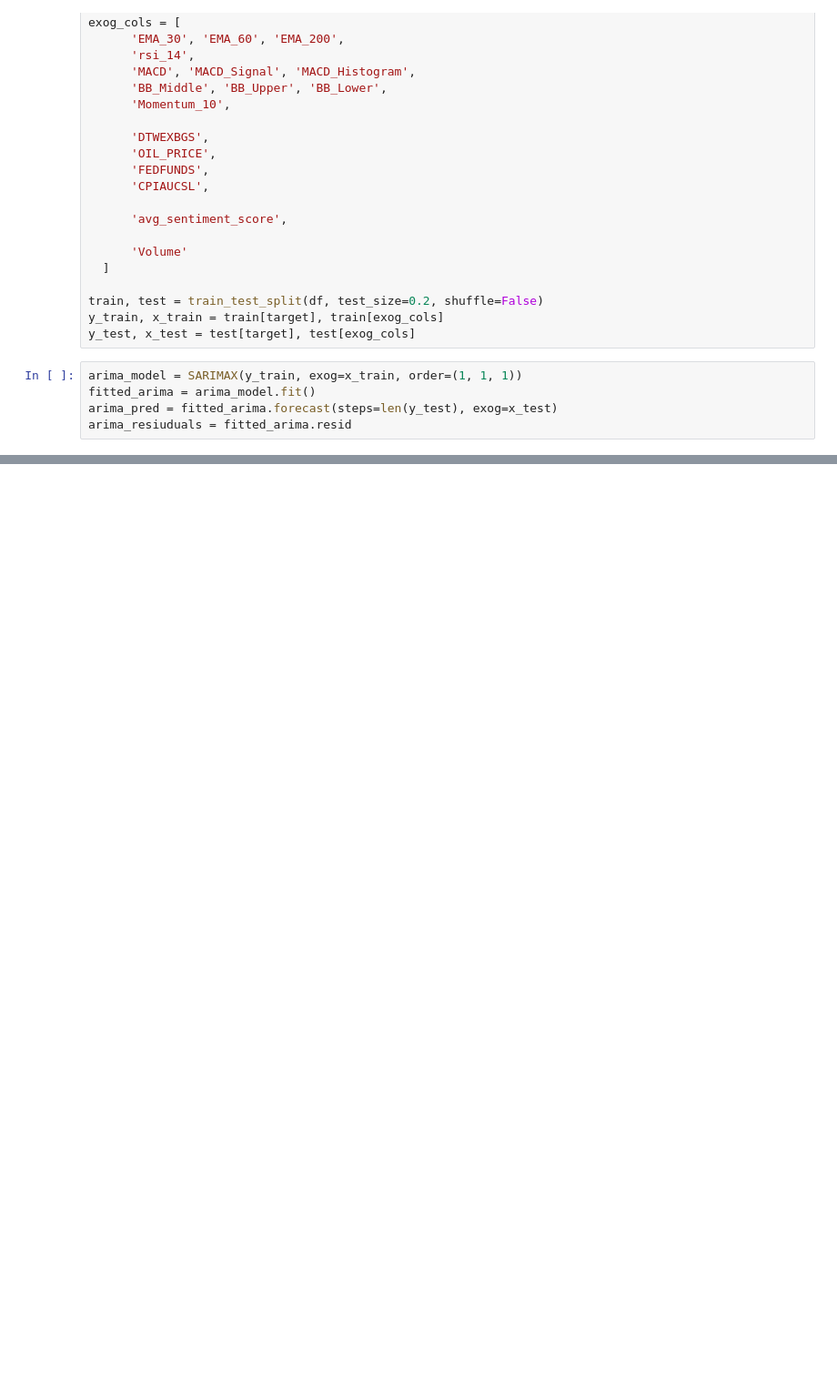
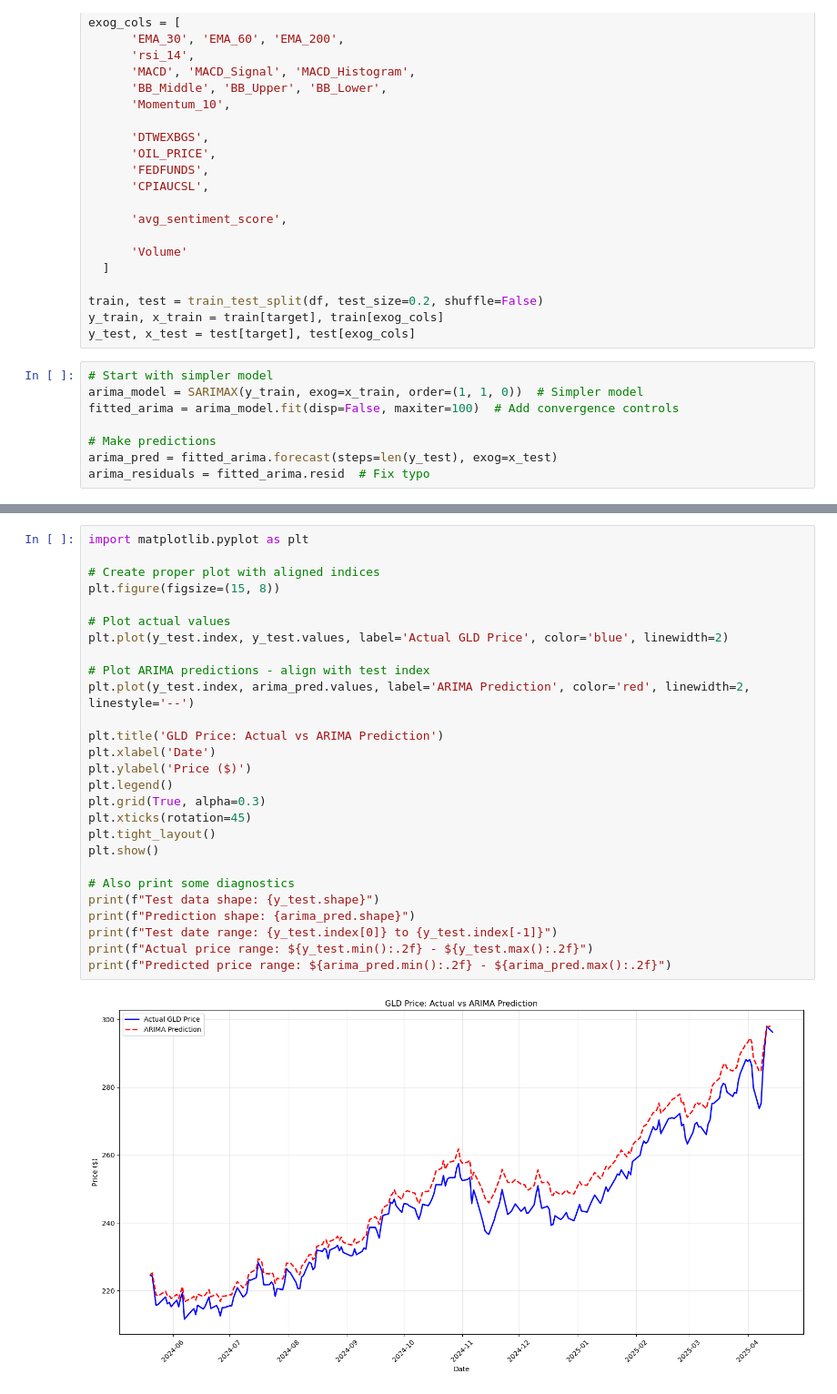
Before and after one commit to hitaesh77/GLD-Trader, a Jupyter notebook: models/training.ipynb, the cells around one changed output, grey strips where cells are left out. Shown at 91% size. Saved outputs shown, nothing was run; the diff lists cells and outputs as text; blank space fills up the shorter version.

Commit message:
fixed plotting error

```diff
--- a/models/training.ipynb
+++ b/models/training.ipynb
@@ -27,7 +27,10 @@ train, test = train_test_split(df, test_size=0.2, shuffle=False)
 y_train, x_train = train[target], train[exog_cols]
 y_test, x_test = test[target], test[exog_cols]
 # %%
-arima_model = SARIMAX(y_train, exog=x_train, order=(1, 1, 1))
-fitted_arima = arima_model.fit()
+# Start with simpler model
+arima_model = SARIMAX(y_train, exog=x_train, order=(1, 1, 0))  # Simpler model
+fitted_arima = arima_model.fit(disp=False, maxiter=100)  # Add convergence controls
+
+# Make predictions
 arima_pred = fitted_arima.forecast(steps=len(y_test), exog=x_test)
-arima_resiuduals = fitted_arima.resid
+arima_residuals = fitted_arima.resid  # Fix typo
@@ -73,0 +48,29 @@ Length: 903, dtype: float64
+# %%
+import matplotlib.pyplot as plt
+
+# Create proper plot with aligned indices
+plt.figure(figsize=(15, 8))
+
+# Plot actual values
+plt.plot(y_test.index, y_test.values, label='Actual GLD Price', color='blue', linewidth=2)
+
+# Plot ARIMA predictions - align with test index
+plt.plot(y_test.index, arima_pred.values, label='ARIMA Prediction', color='red', linewidth=2, linestyle='--')
+
+plt.title('GLD Price: Actual vs ARIMA Prediction')
+plt.xlabel('Date')
+plt.ylabel('Price ($)')
+plt.legend()
+plt.grid(True, alpha=0.3)
+plt.xticks(rotation=45)
+plt.tight_layout()
+plt.show()
+
+# Also print some diagnostics
+print(f"Test data shape: {y_test.shape}")
+print(f"Prediction shape: {arima_pred.shape}")
+print(f"Test date range: {y_test.index[0]} to {y_test.index[-1]}")
+print(f"Actual price range: ${y_test.min():.2f} - ${y_test.max():.2f}")
+print(f"Predicted price range: ${arima_pred.min():.2f} - ${arima_pred.max():.2f}")
+# %% [output]
+[figure, added]
```
Also changed, not shown: parts of 4 cells of this notebook.
